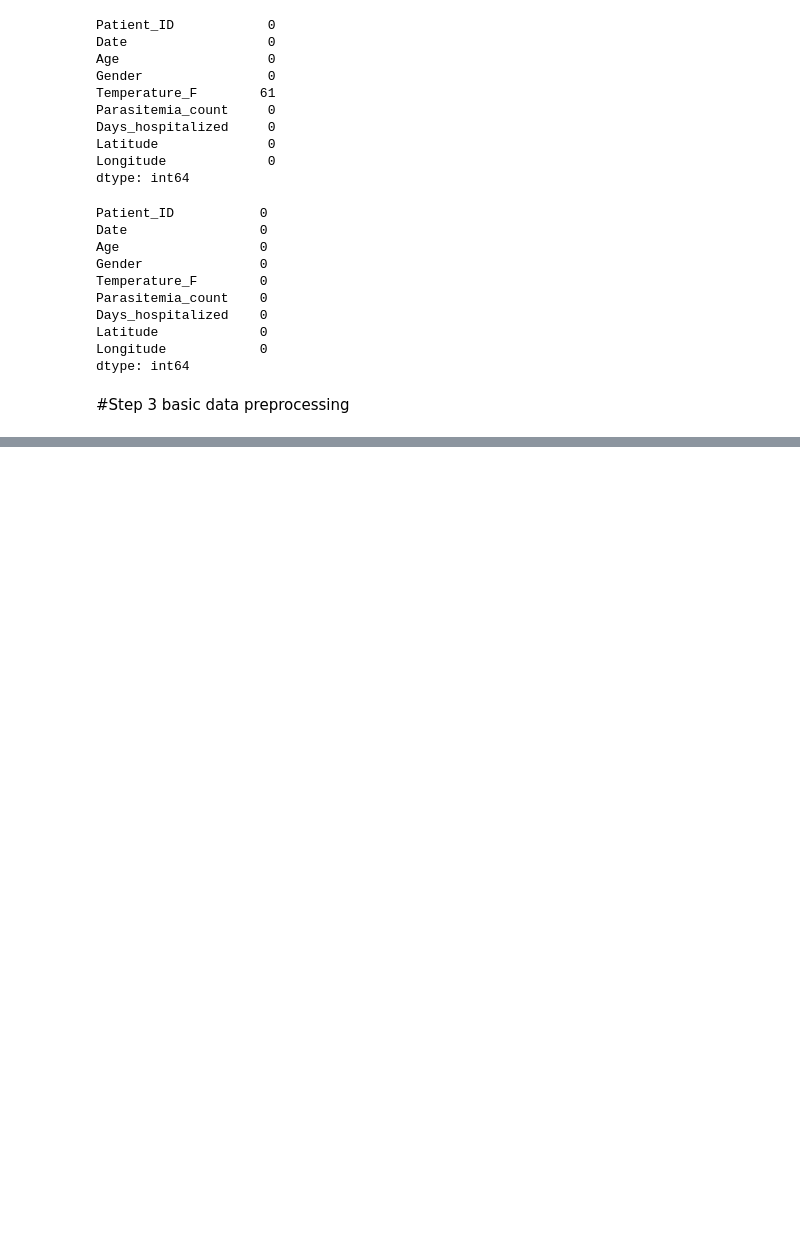
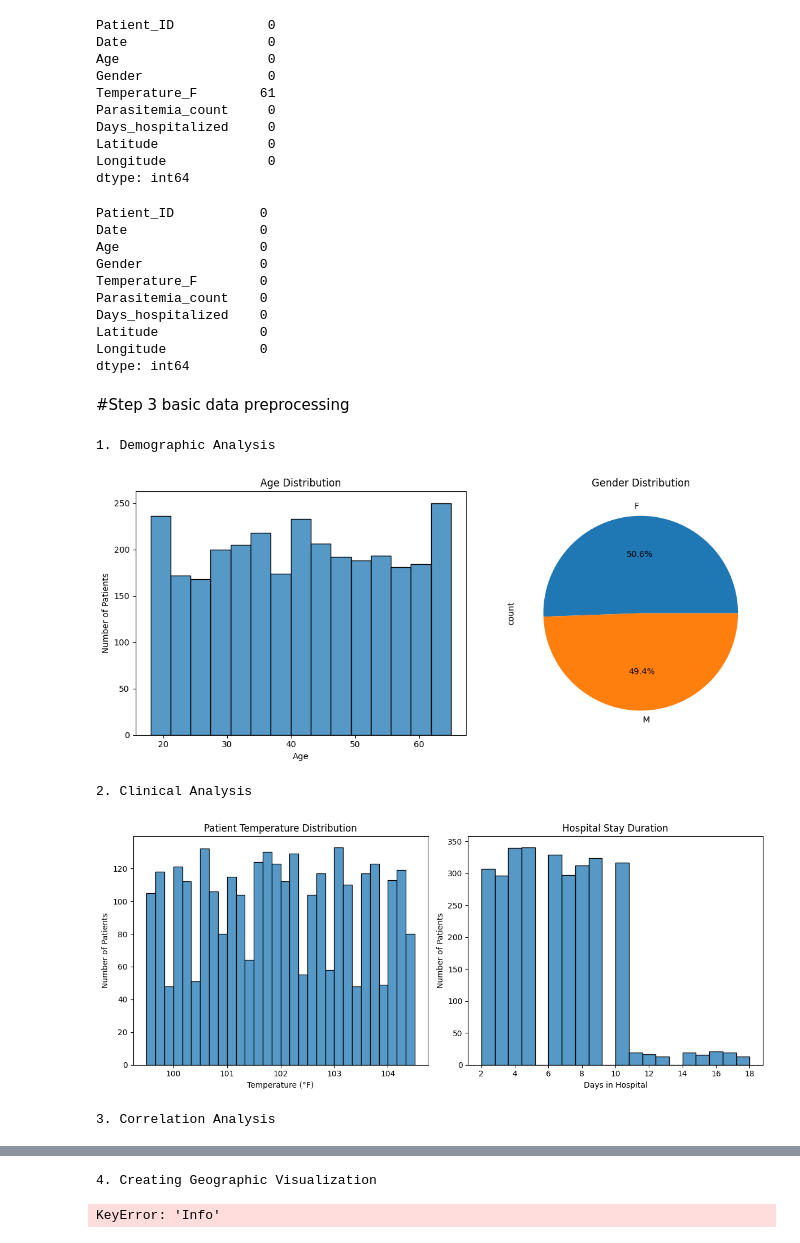
Before and after one commit to IshimweDiana/dataScience, a Jupyter notebook: thirdDay.ipynb, the cells around one changed output, grey strips where cells are left out. Cells and saved outputs as stored; diff of their text form; code cells hidden in the pictures; blank space fills up the shorter version.

```diff
--- a/thirdDay.ipynb
+++ b/thirdDay.ipynb
@@ -110,4 +128,5 @@ df['Year']=df['Date'].dt.year
 # %%
-#create age groups for easier analysis
-df['Age_Group']=pd.cut(df['Age'],
-                      bins=)
+# Create age groups for easier analysis
+df['Age_Group'] = pd.cut(df['Age'],
+                        bins=[0, 20, 30, 40, 50, 60, 100],
+                        labels=['0-20', '21-30', '31-40', '41-50', '51-60', '60+'])
@@ -113,0 +175,13 @@ df['Age_Group']=pd.cut(df['Age'],
+# %%
+# Step 6: Correlation Analysis
+def plot_correlation_matrix():
+    """Create a correlation heatmap for numerical variables"""
+    # Select numerical columns
+    numerical_cols = ['Age', 'Temperature_F', 'Parasitemia_count', 'Days_hospitalized']
+    correlation_matrix = df[numerical_cols].corr()
+
+    # Create heatmap
+    plt.figure(figsize=(8, 6))
+    sns.heatmap(correlation_matrix, annot=True, cmap='coolwarm', center=0)
+    plt.title('Correlation Between Variables')
+    plt.show()
@@ -113,0 +213,28 @@ df['Age_Group']=pd.cut(df['Age'],
+# %%
+# Step 9: Run all analyses
+def run_analysis():
+    """Run all analysis functions"""
+    print("\n1. Demographic Analysis")
+    plot_demographic_analysis()
+
+    print("\n2. Clinical Analysis")
+    plot_clinical_analysis()
+
+    print("\n3. Correlation Analysis")
+    plot_correlation_matrix()
+
+    print("\n4. Creating Geographic Visualization")
+    create_map()
+
+    print("\n5. Disease Severity Analysis")
+    calculate_severity()
+
+# Run the analysis
+if __name__ == "__main__":
+    run_analysis()
+# %% [output]
+1. Demographic Analysis
+[figure, added]
+2. Clinical Analysis
+[figure, added]
+3. Correlation Analysis
@@ -113,0 +242,2 @@ df['Age_Group']=pd.cut(df['Age'],
+4. Creating Geographic Visualization
+KeyError: 'Info'
```
Also changed, not shown: parts of 6 cells of this notebook.
